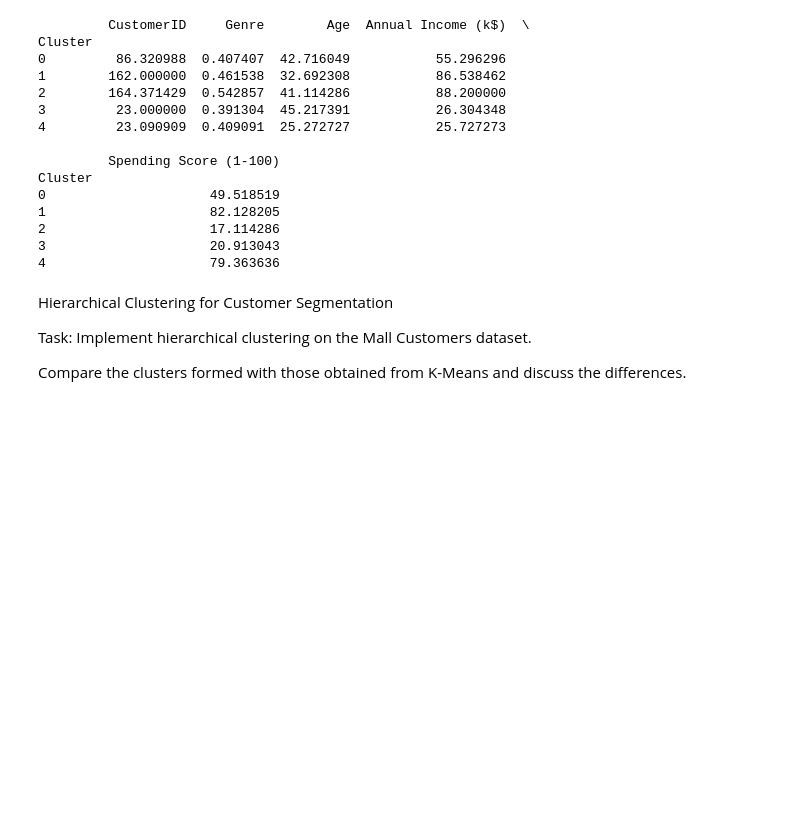
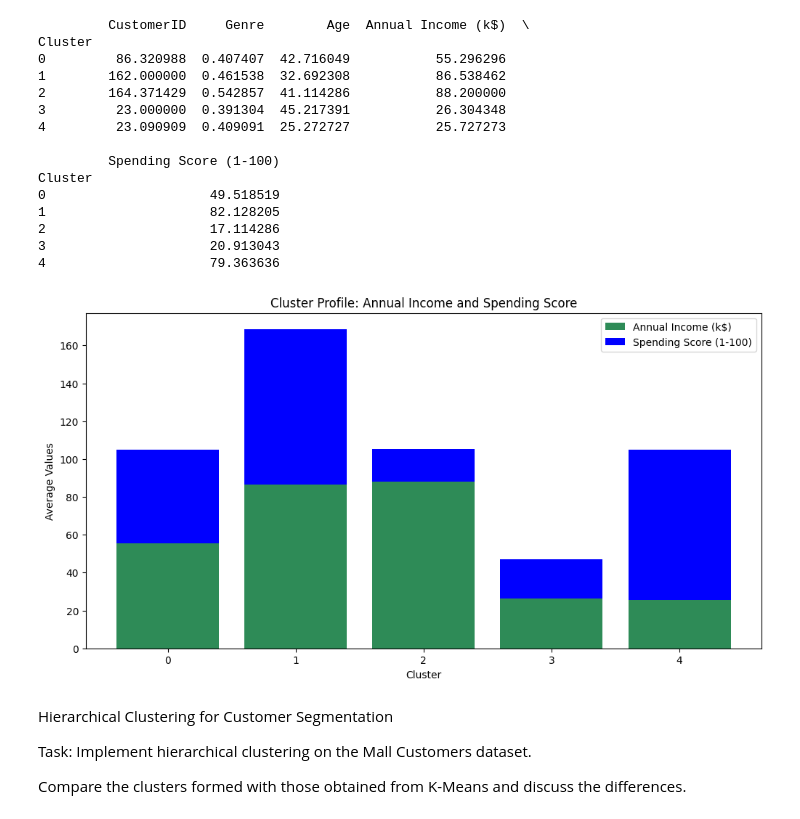
Before and after one commit to amber-khurshid/100DaysOfBytewise, a Jupyter notebook: seventeenth_task.ipynb, the cells around one changed output. Cells and saved outputs as stored; diff of their text form; code cells hidden in the pictures; blank space fills up the shorter version.

```diff
--- a/seventeenth_task.ipynb
+++ b/seventeenth_task.ipynb
@@ -150,6 +154,18 @@ Cluster
 2                     17.114286
 3                     20.913043
 4                     79.363636
+# %%
+plt.figure(figsize=(12, 6))
+plt.bar(cluster.index, cluster['Annual Income (k$)'], color='seagreen', label='Annual Income (k$)')
+plt.bar(cluster.index, cluster['Spending Score (1-100)'], color='blue', label='Spending Score (1-100)', bottom=cluster['Annual Income (k$)'])
+plt.xlabel('Cluster')
+plt.ylabel('Average Values')
+plt.title('Cluster Profile: Annual Income and Spending Score')
+plt.xticks(cluster.index)
+plt.legend()
+plt.show()
+# %% [output]
+[figure, added]
 # %% [markdown]
 Hierarchical Clustering for Customer Segmentation
 
```
Also changed, not shown: parts of 6 cells of this notebook.
